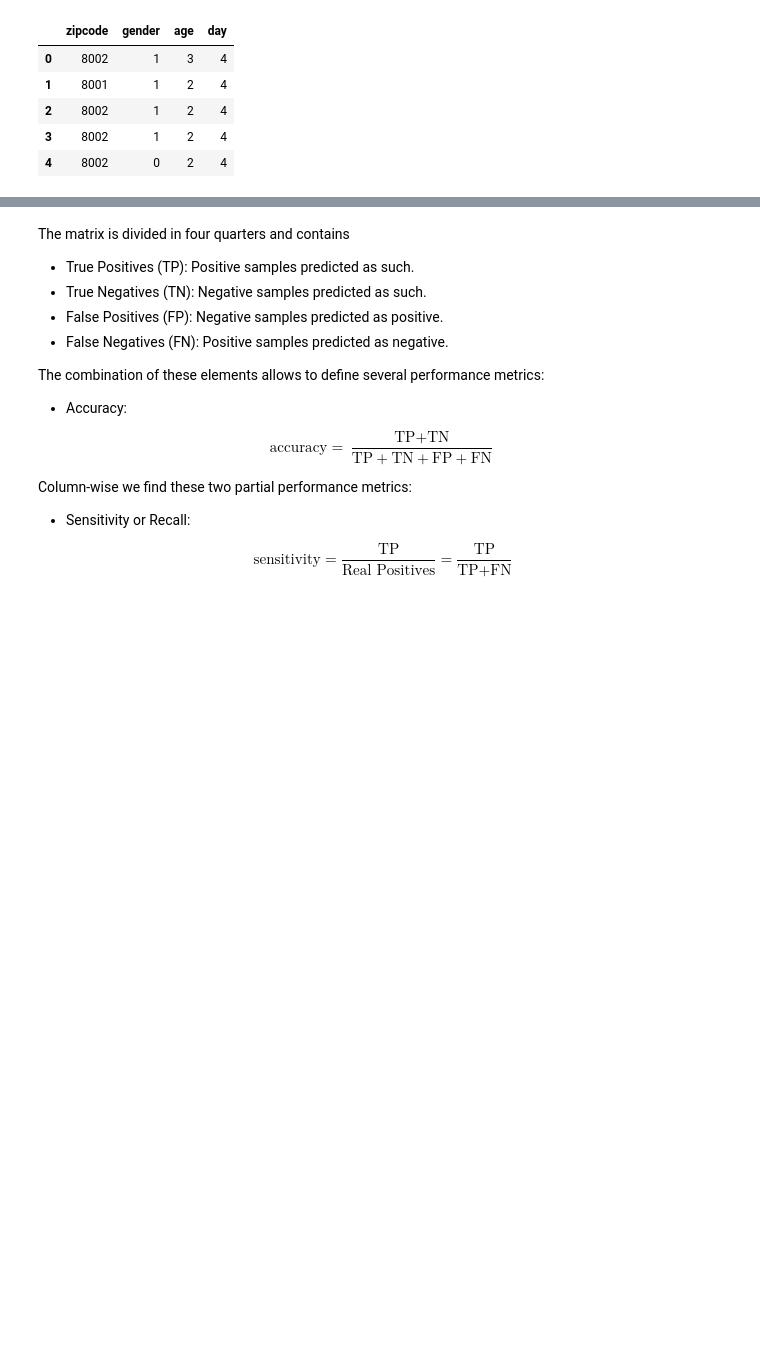
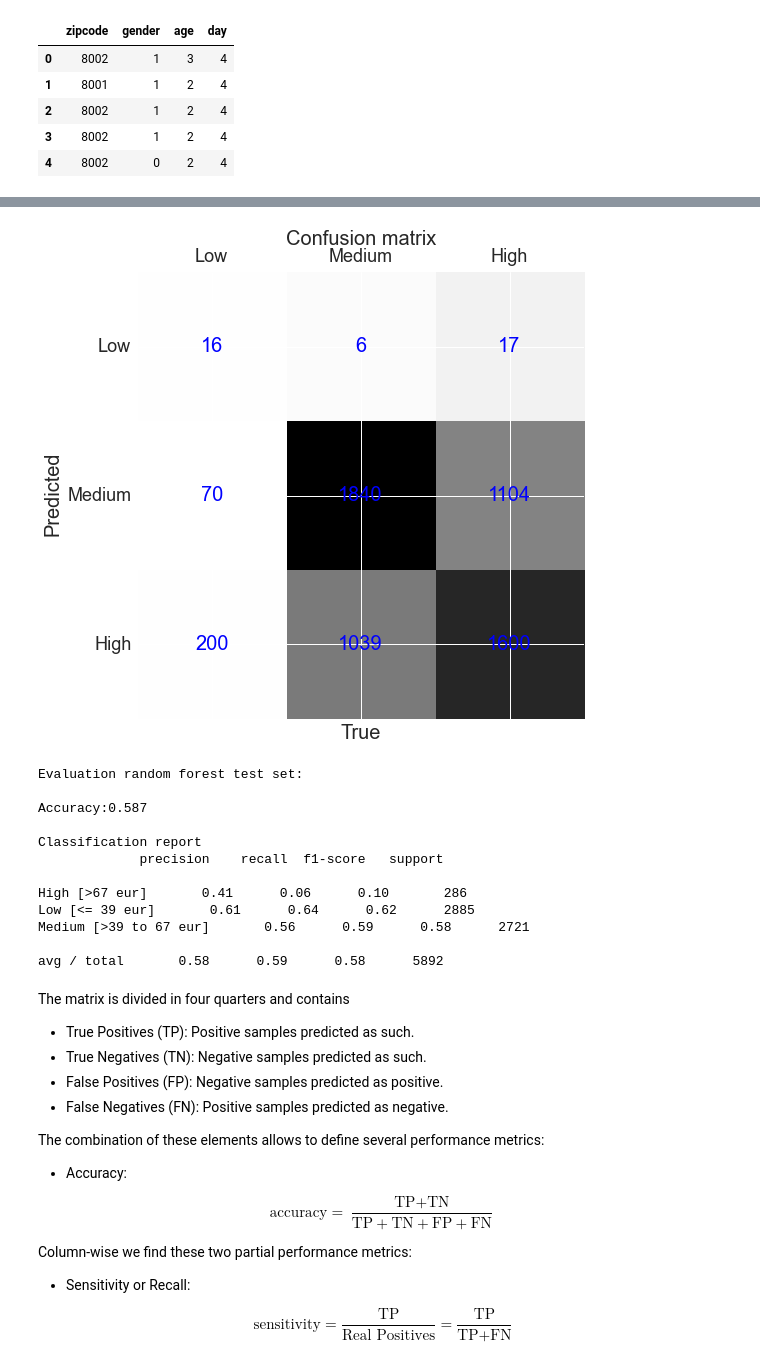
Before and after one commit to davidpenaplanell/DataScience, a Jupyter notebook: REGRESSION & CLASSIFICATION METHODS2 .ipynb, the cells around one changed output, grey strips where cells are left out. Cells and saved outputs as stored; diff of their text form; code cells hidden in the pictures; blank space fills up the shorter version.

```diff
--- a/REGRESSION & CLASSIFICATION METHODS2 .ipynb
+++ b/REGRESSION & CLASSIFICATION METHODS2 .ipynb
@@ -796,0 +823,21 @@ avg / total       0.63      0.62      0.62      5985
+# %%
+feature_names= data[['zipcode','gender','age','day']]
+
+from sklearn.feature_selection import *
+
+fs=SelectKBest(score_func=f_classif,k=3) #Select the best 3 features
+
+X_new_train=fs.fit_transform(X_train,np.ravel(y_train))
+X_new_test=fs.fit_transform(X_test,np.ravel(y_test))
+
+print 'Features considered: ', zip(fs.get_support(),feature_names) # Show the selected features
+
+print '\t'
+
+print 'Original test shape:', X_test.shape
+print 'Original train shape:', X_train.shape
+
+print '\t'
+
+print 'New train shape:', X_new_train.shape
+print 'New test shape:', X_new_test.shape
@@ -797,3 +852,33 @@ avg / total       0.63      0.62      0.62      5985
+# %%
+#Fitting with the best k=3 features insted of k=4
+
+clf_fs = RandomForestClassifier() #tree.DecisionTreeClassifier() or RandomForestClassifier()
+
+clf_fs = clf_fs.fit(X_new_train, np.ravel(y_train))
+# %%
+y_pred= clf_fs.predict(X_new_test)
+
+draw_confusion(y_test, y_pred,['Low', 'Medium','High'])
+
+print 'Evaluation random forest test set:  '
+print '\t'
+
+measure_performance(X_new_test,y_test,clf_fs, show_accuracy=True, \
+                    show_classification_report=True,show_confusion_matrix=False, show_r2_score=False)
+# %% [output]
+[figure, added]
+Evaluation random forest test set:
+
+Accuracy:0.587
+
+Classification report
+             precision    recall  f1-score   support
+
+High [>67 eur]       0.41      0.06      0.10       286
+Low [<= 39 eur]       0.61      0.64      0.62      2885
+Medium [>39 to 67 eur]       0.56      0.59      0.58      2721
+
+avg / total       0.58      0.59      0.58      5892
 # %% [markdown]
 The matrix is divided in four quarters and contains
 
```
Also changed, not shown: parts of 48 cells of this notebook.
